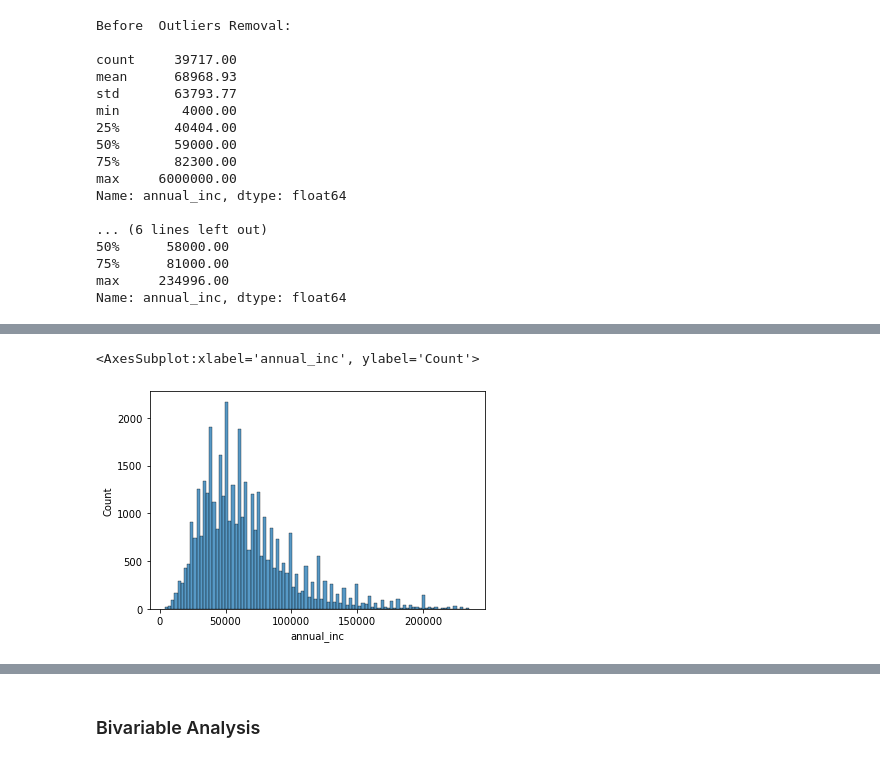
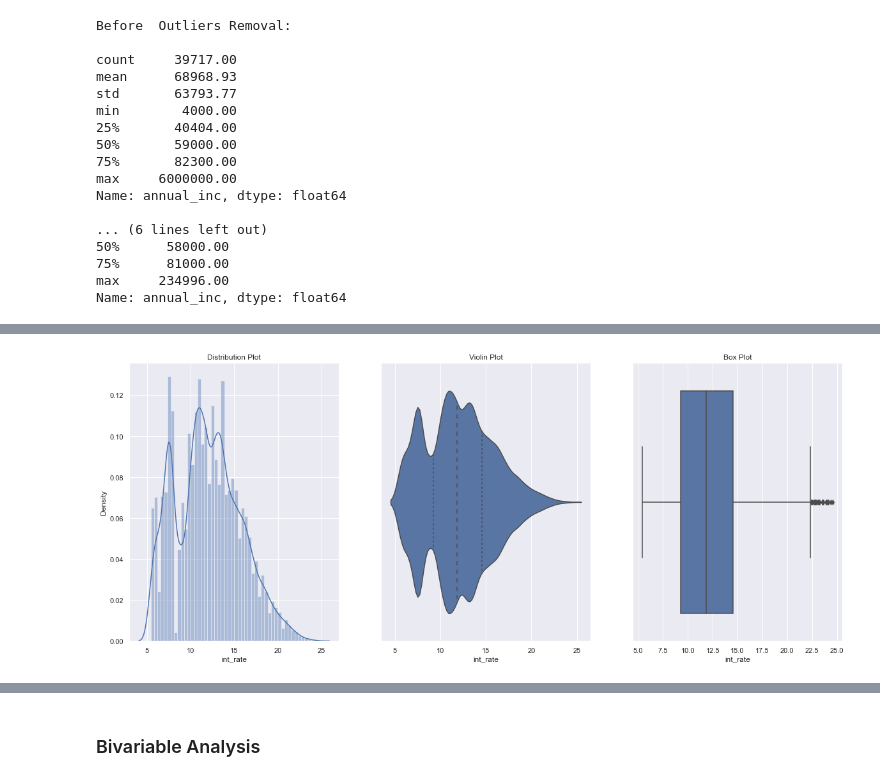
Before and after one commit to dicotips/LendingClubCaseStudy, a Jupyter notebook: Group_PavanNarra.ipynb, the cells around one changed output, grey strips where cells are left out. Drawn from its saved outputs; the diff is of its cells as text; code cells hidden in the pictures.

```diff
--- a/Group_PavanNarra.ipynb
+++ b/Group_PavanNarra.ipynb
@@ -545,6 +627,5 @@ sns.boxplot(cleaned_data.annual_inc)
-# %%
-# Plotting 'annual_inc'
-sns.histplot(cleaned_data.annual_inc)
-# %% [output]
-<AxesSubplot:xlabel='annual_inc', ylabel='Count'>
-[figure, removed]
+# %%
+# Plotting Loan Numeric Data: 'int_rate'
+univar_plot(cleaned_data, 'int_rate', 0)
+# %% [output]
+[figure, added]
```
Also changed, not shown: parts of 27 cells of this notebook, 1 other file.
